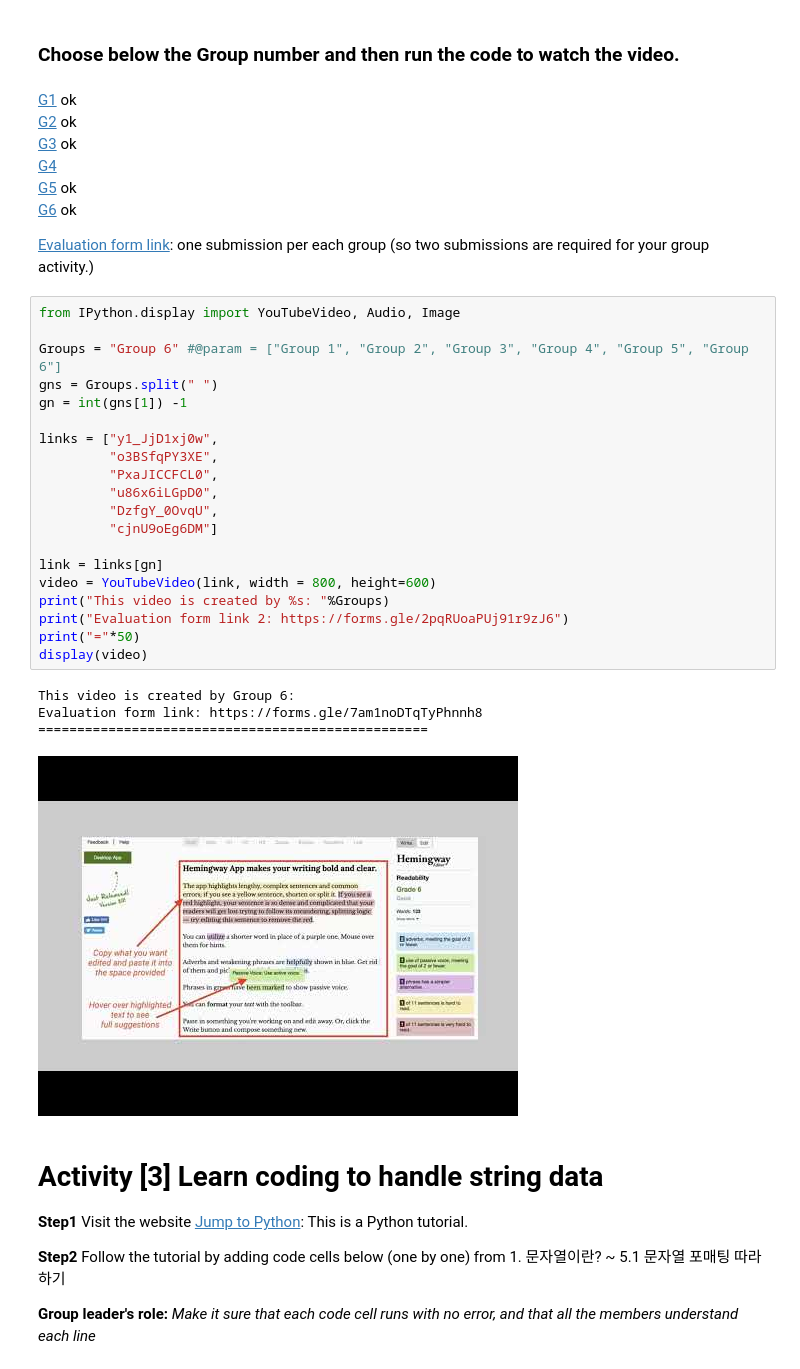
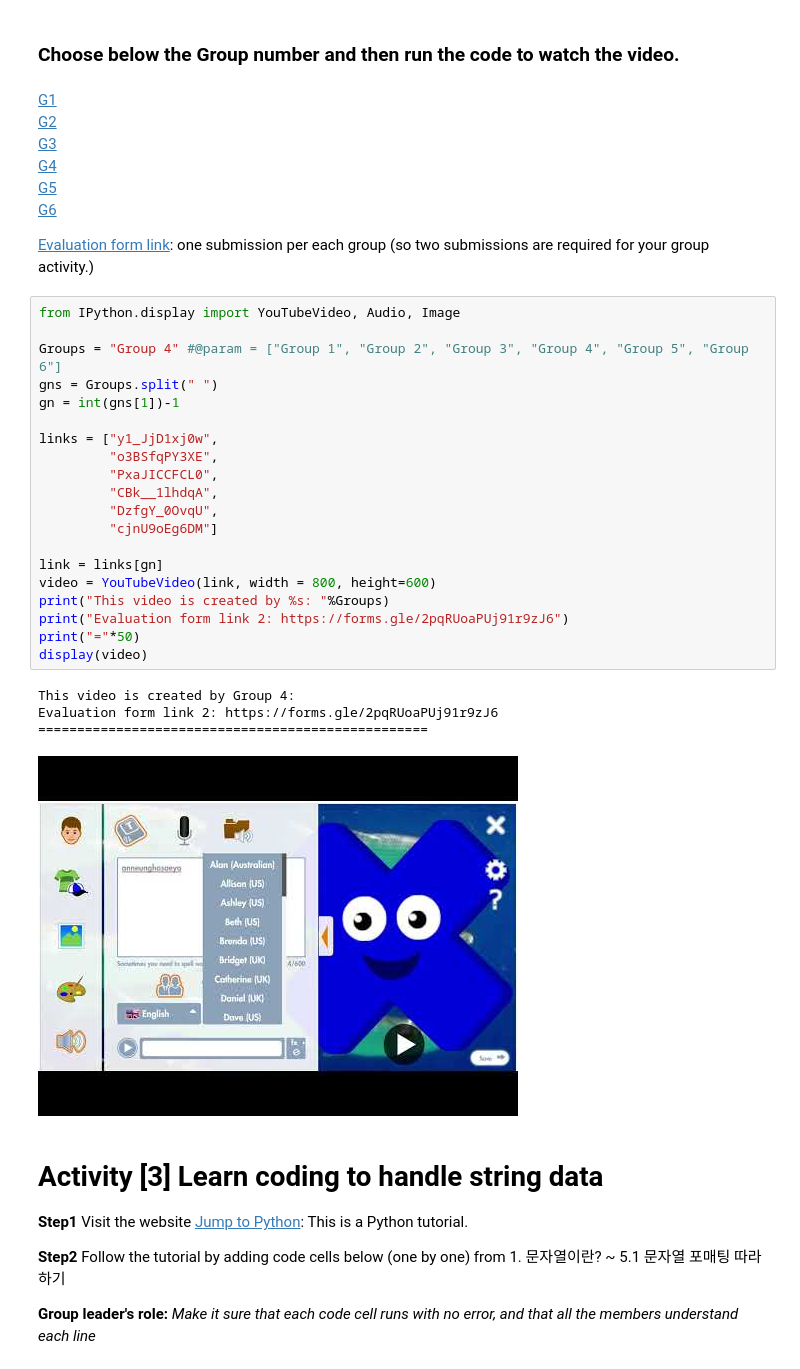
Before and after one commit to MK316/Spring2023, a Jupyter notebook: DL/DLW06B.ipynb, the cells around one changed output. Cells and saved outputs as stored; diff of their text form.

```diff
--- a/DL/DLW06B.ipynb
+++ b/DL/DLW06B.ipynb
@@ -59,39 +59,39 @@ G6: videos created by G5, G1
 # %% [markdown]
 ### Choose below the Group number and then run the code to watch the video.
 # %% [markdown]
-[G1](https://youtu.be/y1_JjD1xj0w)  ok
-[G2](https://youtu.be/o3BSfqPY3XE)  ok
-[G3](https://youtu.be/PxaJICCFCL0) ok
-[G4](https://youtu.be/u86x6iLGpD0)
-[G5](https://youtu.be/DzfgY_0OvqU)  ok
-[G6](https://youtu.be/cjnU9oEg6DM)  ok
+[G1](https://youtu.be/y1_JjD1xj0w)
+[G2](https://youtu.be/o3BSfqPY3XE)
+[G3](https://youtu.be/PxaJICCFCL0)
+[G4](https://youtu.be/CBk__1lhdqA)
+[G5](https://youtu.be/DzfgY_0OvqU)
+[G6](https://youtu.be/cjnU9oEg6DM)
 
 [Evaluation form link](https://forms.gle/2pqRUoaPUj91r9zJ6): one submission per each group (so two submissions are required for your group activity.)
 # %%
 from IPython.display import YouTubeVideo, Audio, Image
 
-Groups = "Group 6" #@param = ["Group 1", "Group 2", "Group 3", "Group 4", "Group 5", "Group 6"]
+Groups = "Group 4" #@param = ["Group 1", "Group 2", "Group 3", "Group 4", "Group 5", "Group 6"]
 gns = Groups.split(" ")
-gn = int(gns[1]) -1
+gn = int(gns[1])-1
 
 links = ["y1_JjD1xj0w",
          "o3BSfqPY3XE",
          "PxaJICCFCL0",
-         "u86x6iLGpD0",
+         "CBk__1lhdqA",
          "DzfgY_0OvqU",
          "cjnU9oEg6DM"]
 
 link = links[gn]
 video = YouTubeVideo(link, width = 800, height=600)
 print("This video is created by %s: "%Groups)
 print("Evaluation form link 2: https://forms.gle/2pqRUoaPUj91r9zJ6")
 print("="*50)
 display(video)
 # %% [output]
-This video is created by Group 6:
-Evaluation form link: https://forms.gle/7am1noDTqTyPhnnh8
+This video is created by Group 4:
+Evaluation form link 2: https://forms.gle/2pqRUoaPUj91r9zJ6
 ==================================================
-[figure, old version]
+[figure, new version]
 # %% [markdown]
 # **Activity [3] Learn coding to handle string data**
 
```
